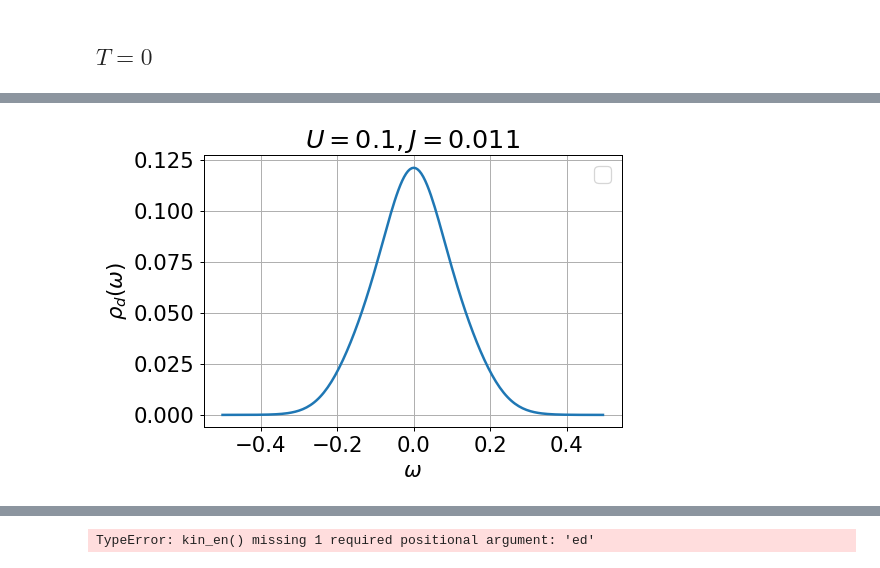
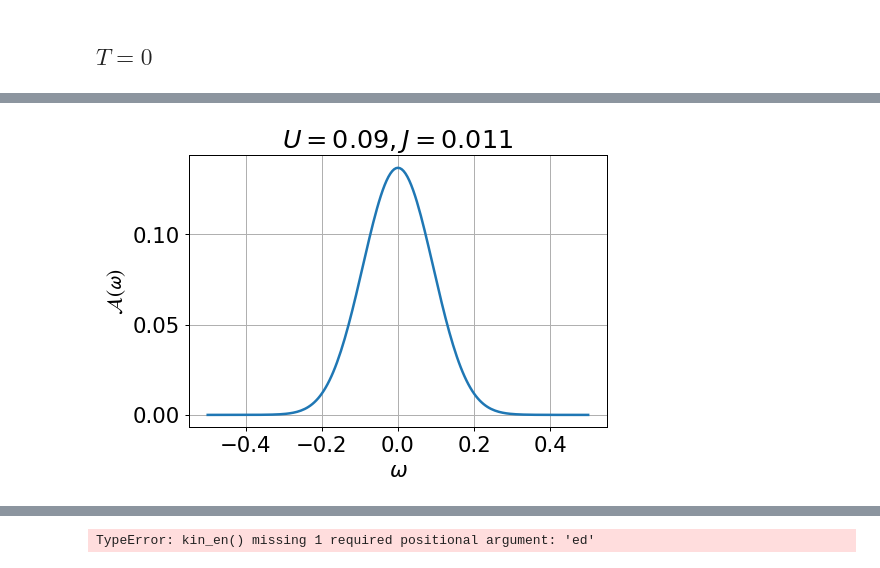
Before and after one commit to abhirup-m/Anderson-Impurity-Model-URG, a Jupyter notebook: reverse_RG/spec_func.ipynb, the cells around one changed output, grey strips where cells are left out. Drawn from its saved outputs; the diff is of its cells as text; code cells hidden in the pictures.

```diff
--- a/reverse_RG/spec_func.ipynb
+++ b/reverse_RG/spec_func.ipynb
@@ -138,7 +138,7 @@ def rho_at_w(args):
     eta = abs(max(Ek_0))      # width of broadening function
     return (Vmmp_1_sq * exp(-(x1/eta)**2)/(eta*sqrt(pi)) + Vmmp_2_sq * exp(-(x2/eta)**2)/(eta*sqrt(pi))) / Z
 
-def plot_A(U, V, J, U0, J0):
+def plot_A(U, V, J, U0, J0, flag=True):
     # U = 0.5, 0.3, 0.2, 0.1, 0
     # J = 0.3, 0.25, 0.2, 0.15, 0.05
     # V = 0.019909015762077577
@@ -163,19 +163,21 @@ def plot_A(U, V, J, U0, J0):
 
     plt.plot(w_range, rho)
     plt.xlabel(r"$\omega$")
-    plt.ylabel(r"$\rho_d(\omega)$")
+    plt.ylabel(r"$\mathcal{A(\omega)}$")
     plt.title(r"$U={}, J={}$".format(U0, J0))
-    plt.legend()
-    plt.show()
+    if flag == True:
+        plt.show()
+    return rho
 # %%
 global Ek_0, w_range
 Ek_0 = np.array([-0.1, 0, 0.1])
-w_range = np.arange(-0.5, 0.5, 0.005)
+w_range = np.arange(-0.5, 0.505, 0.005)
 
-U = 0.09239459400901678
-V = 0.018993182931275502
-J = 0.05972257970164656
-U0 = 0.1
+U = 0.0886301794495707
+V = 0.006315372549557469
+J = 0.03175939200139961
+
+U0 = 0.09
 J0 = 0.011
-plot_A(U,V,J,U0,J0)
+rho_1 = plot_A(U,V,J,U0,J0)
 # %% [output]
@@ -183 +184 @@ WARNING:matplotlib.legend:No handles with labels found to put in legend.
-[figure, old version]
+[figure, new version]
```
Also changed, not shown: parts of 4 cells of this notebook, 10 other files.
